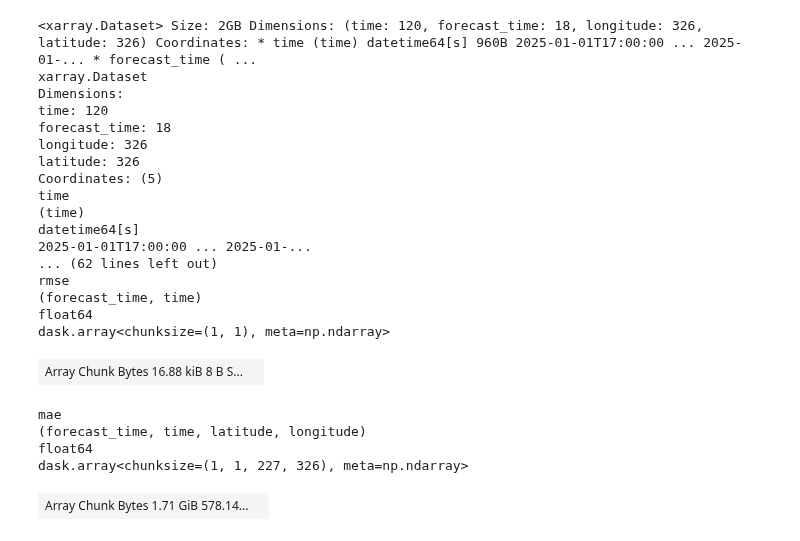
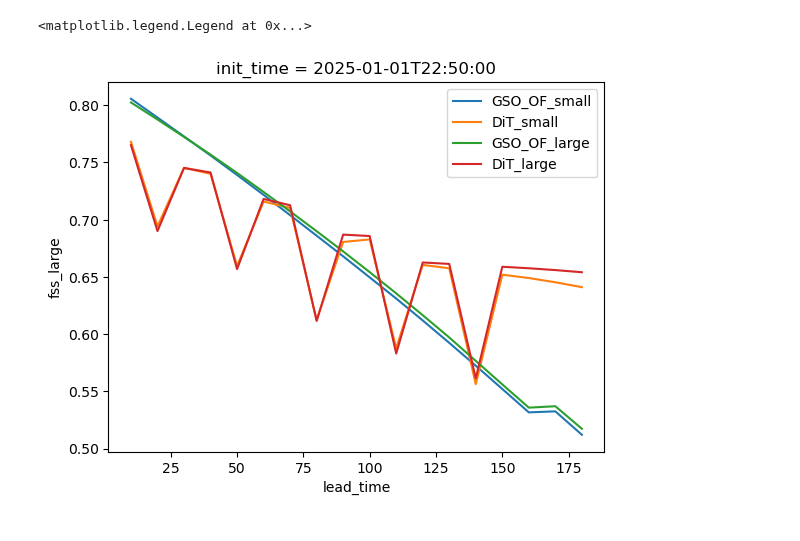
Before and after one commit to cdoedens/nowcast-evaluation, a Jupyter notebook: notebooks/calculate_metrics.ipynb, the cells around one changed output. Saved outputs shown, nothing was run; the diff lists cells and outputs as text; code cells hidden in the pictures.

Commit message:
calculate multiple metrics for whole year

```diff
--- a/notebooks/calculate_metrics.ipynb
+++ b/notebooks/calculate_metrics.ipynb
@@ -28,2 +73,7 @@ DAY = "01"
+# %%
+lat_min = dit.latitude.min().item()
+lat_max = dit.latitude.max().item()
+lon_min = dit.longitude.min().item()
+lon_max = dit.longitude.max().item()
 # %%
 def preprocess_gso_of(ds):
@@ -89,3 +126,25 @@ No module named 'zarr.core.array_spec'; 'zarr.core' is not a package
+# %%
+def _ssim_2d(f2d, o2d, data_range, sigma):
+    """SSIM for a single (lat, lon) field. NaN if either field has missing data."""
+    if np.isnan(f2d).any() or np.isnan(o2d).any():
+        return np.nan
+    return ssim(
+        f2d, o2d,
+        data_range=data_range,
+        gaussian_weights=True,        # Wang et al. (2004) formulation
+        sigma=sigma,
+        use_sample_covariance=False,
+    )
+
+def ssim_field(f, o, data_range, sigma=1.5):
+    return xr.apply_ufunc(
+        _ssim_2d, f, o,
+        input_core_dims=[["latitude", "longitude"], ["latitude", "longitude"]],
+        vectorize=True,               # loops over time (and any other non-core dims)
+        dask="parallelized",
+        output_dtypes=[float],
+        kwargs={"data_range": data_range, "sigma": sigma},
+    )
 # %%
 def calc_error_metrics(
     fcst: xr.DataArray,
@@ -129,26 +222,5 @@ metrics = calc_error_metrics(gso_of["surface_global_irradiance"], truth["surface
-# %%
-metrics
-# %% [output]
-<xarray.Dataset> Size: 2GB Dimensions: (time: 120, forecast_time: 18, longitude: 326, latitude: 326) Coordinates: * time (time) datetime64[s] 960B 2025-01-01T17:00:00 ... 2025-01-... * forecast_time ( ...
-xarray.Dataset
-Dimensions:
-time: 120
-forecast_time: 18
-longitude: 326
-latitude: 326
-Coordinates: (5)
-time
-(time)
-datetime64[s]
-2025-01-01T17:00:00 ... 2025-01-...
-... (62 lines left out)
-rmse
-(forecast_time, time)
-float64
-dask.array<chunksize=(1, 1), meta=np.ndarray>
-| Array Chunk Bytes 16.88 kiB 8 B S... |  |
-mae
-(forecast_time, time, latitude, longitude)
-float64
-dask.array<chunksize=(1, 1, 227, 326), meta=np.ndarray>
-| Array Chunk Bytes 1.71 GiB 578.14... |  |
+# %%
+metrics = calc_error_metrics(gso_of["surface_global_irradiance"], truth["surface_global_irradiance"])
+metrics = metrics.assign_coords(
+    lead_time=metrics.lead_time / np.timedelta64(1, "m")
+)
@@ -154,0 +229,14 @@ dask.array<chunksize=(1, 1, 227, 326), meta=np.ndarray>
+# %%
+metrics_dit = calc_error_metrics(dit["surface_global_irradiance"], truth["surface_global_irradiance"])
+metrics_dit = metrics_dit.assign_coords(
+    lead_time=metrics_dit.lead_time / np.timedelta64(1, "m")
+)
+# %%
+metrics.fss_small.plot(label="GSO_OF_small")
+metrics_dit.fss_small.plot(label="DiT_small")
+metrics.fss_large.plot(label="GSO_OF_large")
+metrics_dit.fss_large.plot(label="DiT_large")
+plt.legend()
+# %% [output]
+<matplotlib.legend.Legend at 0x...>
+[figure, added]
```
Also changed, not shown: parts of 9 cells of this notebook, 3 other files.
